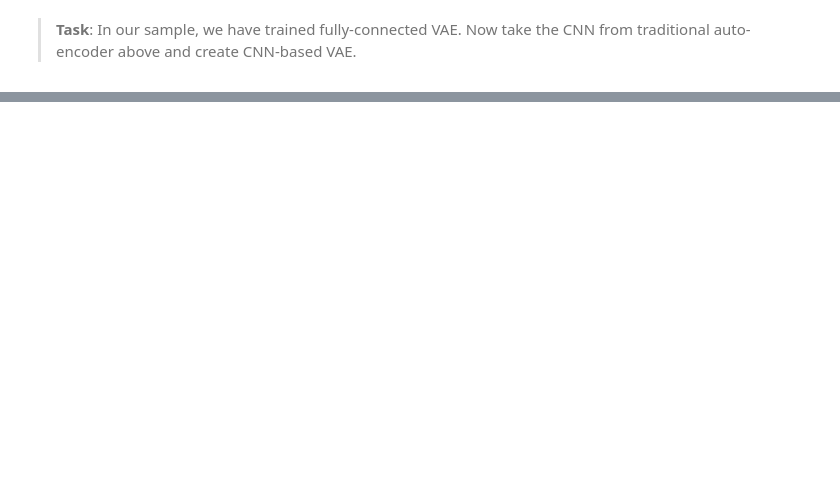
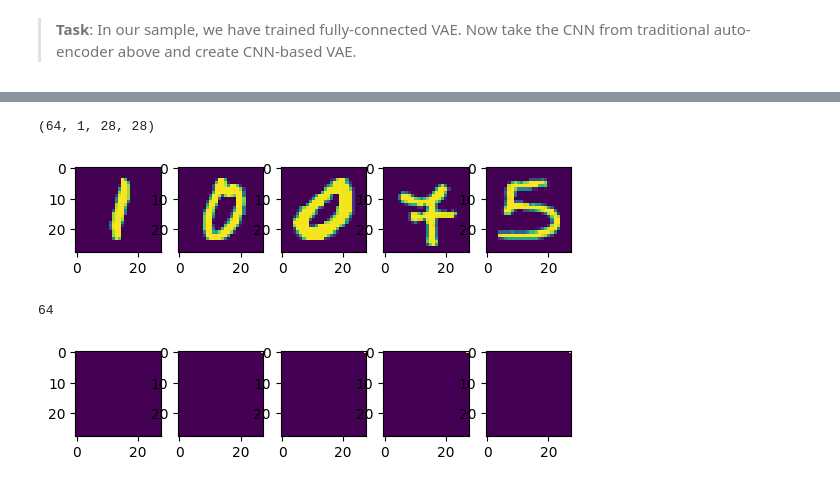
Before and after one commit to KalebKei/AI-For-Beginners, a Jupyter notebook: lessons/4-ComputerVision/09-Autoencoders/lab/AutoEncoderPytorchLab.ipynb, the cells around one changed output, grey strips where cells are left out. Drawn from its saved outputs; the diff is of its cells as text; code cells hidden in the pictures; blank space fills up the shorter version.

```diff
--- a/lessons/4-ComputerVision/09-Autoencoders/lab/AutoEncoderPytorchLab.ipynb
+++ b/lessons/4-ComputerVision/09-Autoencoders/lab/AutoEncoderPytorchLab.ipynb
@@ -338,0 +465,47 @@ for img in noise_images:
+# %%
+cnnmodel = CNNVAEAutoEncoder(device).to(device)
+optimizer = optim.RMSprop(cnnmodel.parameters(), lr=lr, eps=eps)
+# %%
+train_vae(dataloaders, cnnmodel, optimizer, epochs, device)
+# %%
+def plotn(n, data, noisy=False, super_res=None):
+    fig, ax = plt.subplots(1, n)
+    for i, z in enumerate(data):
+        if i == n:
+            break
+        preprocess = z[0].reshape(1, 28, 28) if z[0].shape[1] == 28 else z[0].reshape(1, 14, 14) if z[0].shape[1] == 14 else z[0]
+        if super_res is not None:
+            _transform = transforms.Resize((int(preprocess.shape[1] / super_res), int(preprocess.shape[2] / super_res)))
+            preprocess = _transform(preprocess)
+
+        if noisy:
+            shapes = list(preprocess.shape)
+            preprocess += noisify(shapes)
+
+        ax[i].imshow(preprocess[0])
+    plt.show()
+# %%
+cnnmodel.eval()
+predictions = []
+plots = 5
+
+for batch in train_dataloader:
+
+    imgs, labels = batch
+    print(np.asarray(imgs).shape)
+    imgs = imgs.to(device)
+    labels = labels.to(device)
+
+
+    predictions = cnnmodel(imgs).cpu().detach().numpy()
+    break
+
+
+plotn(plots, test_dataset)
+print(len(predictions))
+plotn(plots, predictions)
+# %% [output]
+(64, 1, 28, 28)
+[figure, added]
+64
+[figure, added]
```
Also changed, not shown: parts of 9 cells of this notebook, 4 other files.
